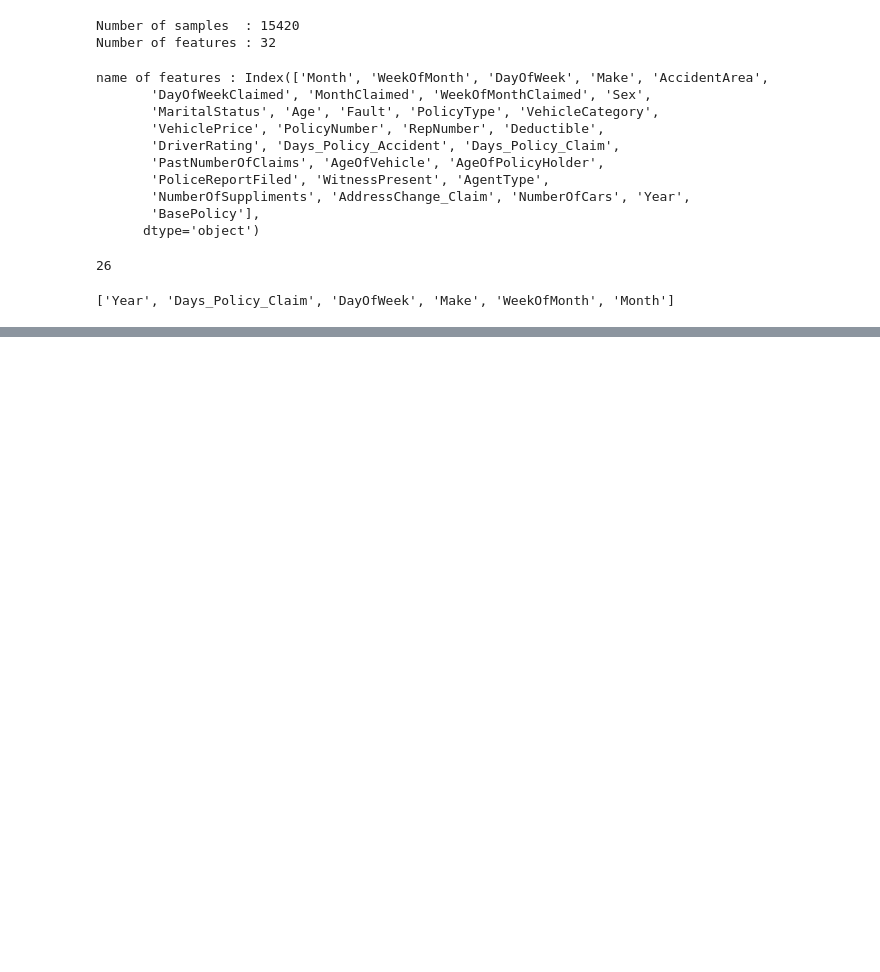
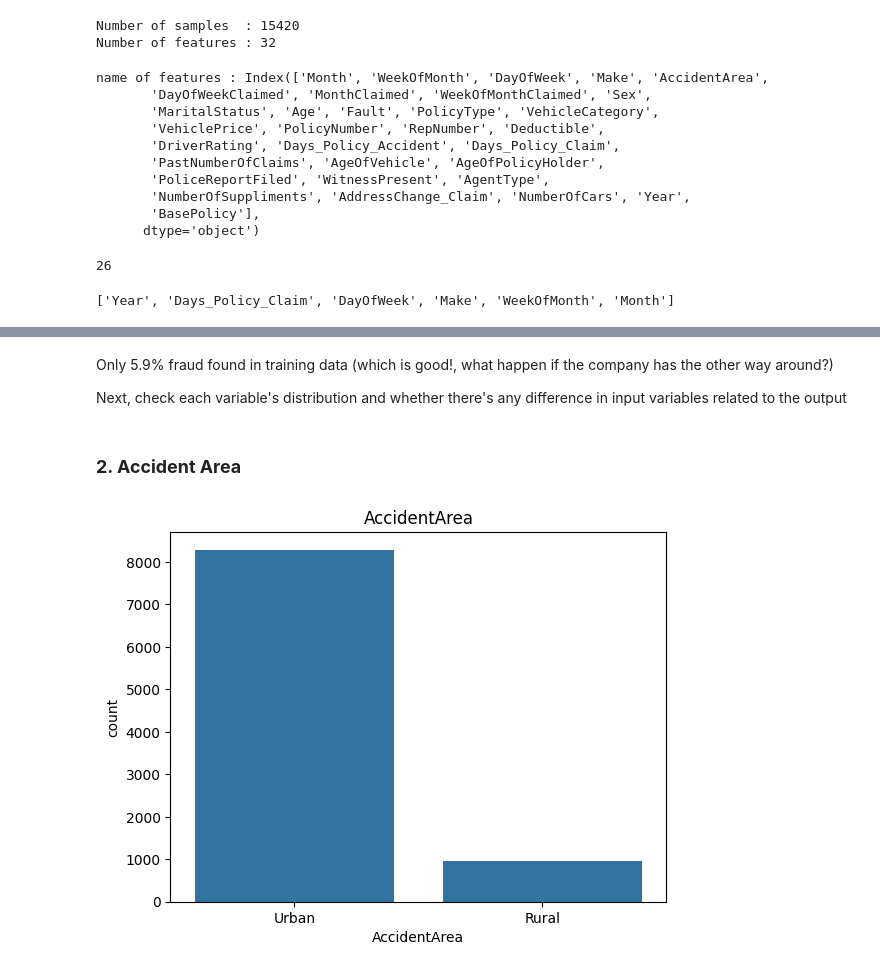
Before and after one commit to kypepr/gitlearning, a Jupyter notebook: insurance.ipynb, the cells around one changed output, grey strips where cells are left out. Cells and saved outputs as stored; diff of their text form; code cells hidden in the pictures; blank space fills up the shorter version.

```diff
--- a/insurance.ipynb
+++ b/insurance.ipynb
@@ -266,0 +401,15 @@ ModuleNotFoundError: No module named 'sklear'
+# %% [markdown]
+Only 5.9% fraud found in training data (which is good!, what happen if the company has the other way around?)
+
+Next, check each variable's distribution and whether there's any difference in input variables related to the output
+# %% [markdown]
+### **2. Accident Area**
+# %%
+# Visualize the AccidentArea
+sns.countplot(data = eda_df,
+              x = "AccidentArea")
+
+plt.title("AccidentArea")
+plt.show()
+# %% [output]
+[figure, added]
```
Also changed, not shown: parts of 46 cells of this notebook.
